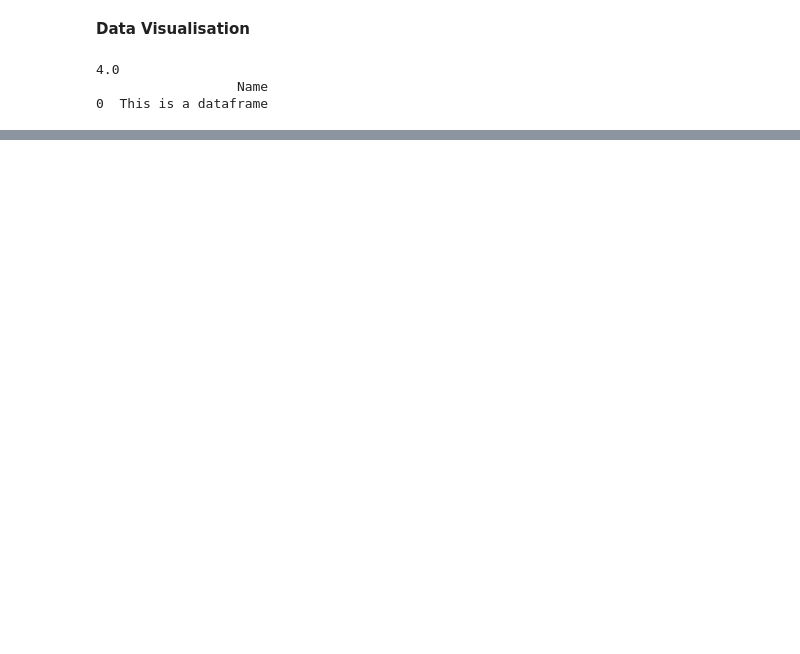
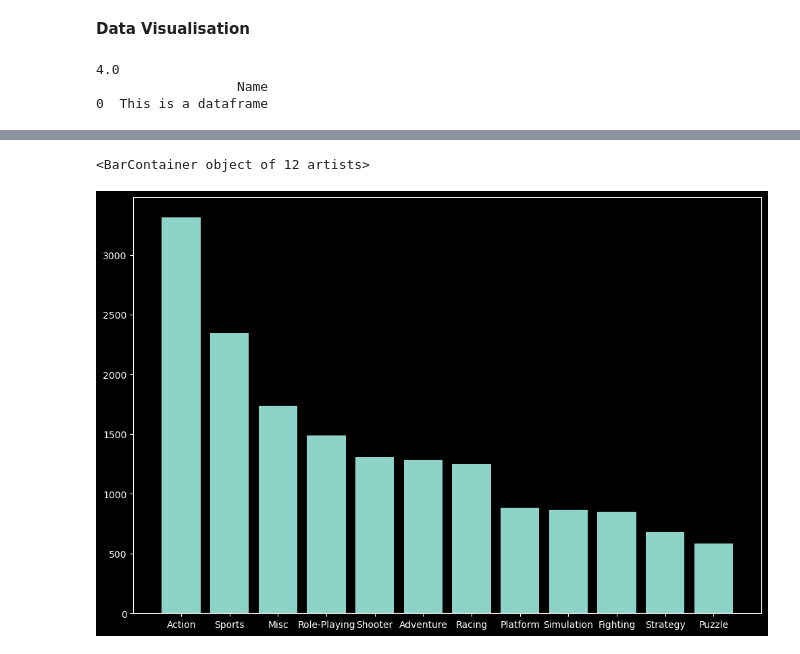
Before and after one commit to Geetansh124/Learn-PYthon-Progarmming, a Jupyter notebook: Python Programming/Python Libraries/Data Visualisation/Data Visualisation.ipynb, the cells around one changed output, grey strips where cells are left out. Cells and saved outputs as stored; diff of their text form; code cells hidden in the pictures; blank space fills up the shorter version.

```diff
--- a/Python Programming/Python Libraries/Data Visualisation/Data Visualisation.ipynb
+++ b/Python Programming/Python Libraries/Data Visualisation/Data Visualisation.ipynb
@@ -30,0 +121,6 @@ operable program or batch file.
+# %%
+plt.figure(figsize=(12,8))
+plt.bar(x_bar, y_bar)
+# %% [output]
+<BarContainer object of 12 artists>
+[figure, added]
```
Also changed, not shown: parts of 13 cells of this notebook, 4 other files.
